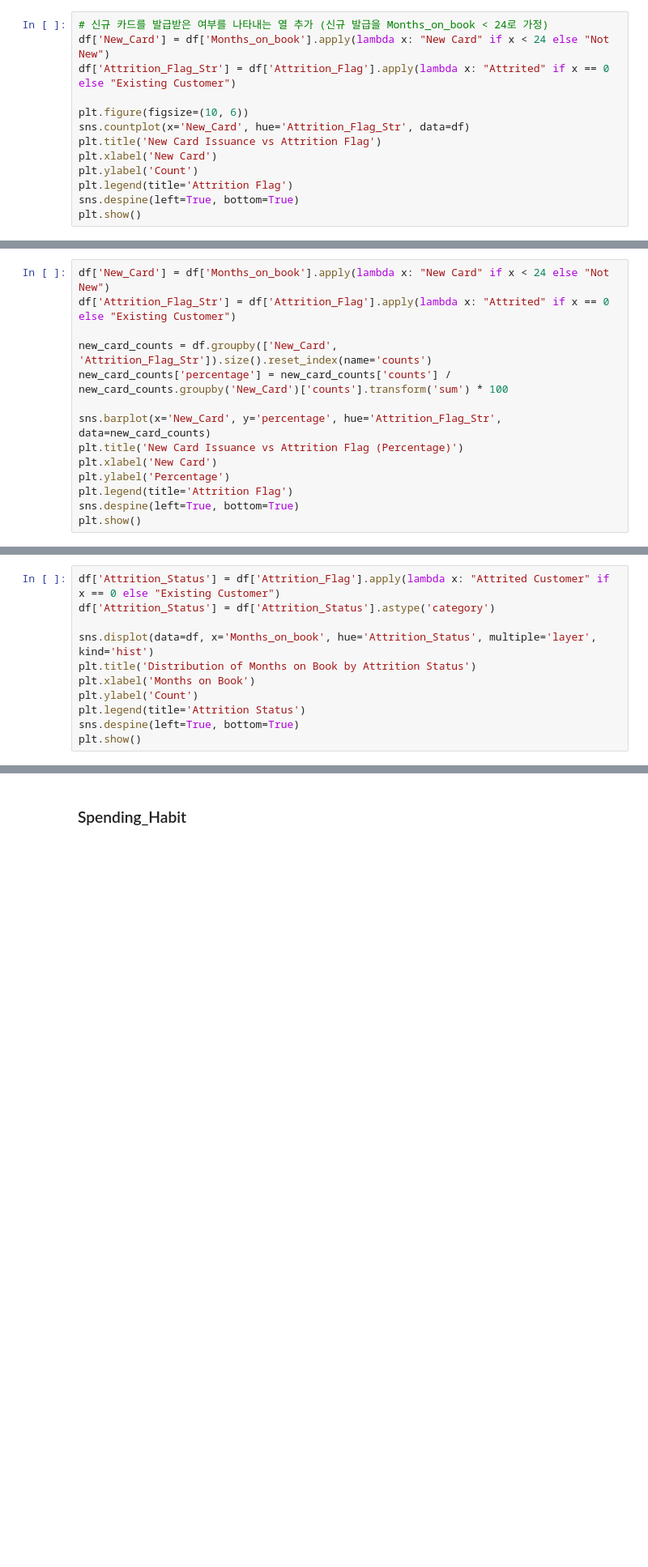
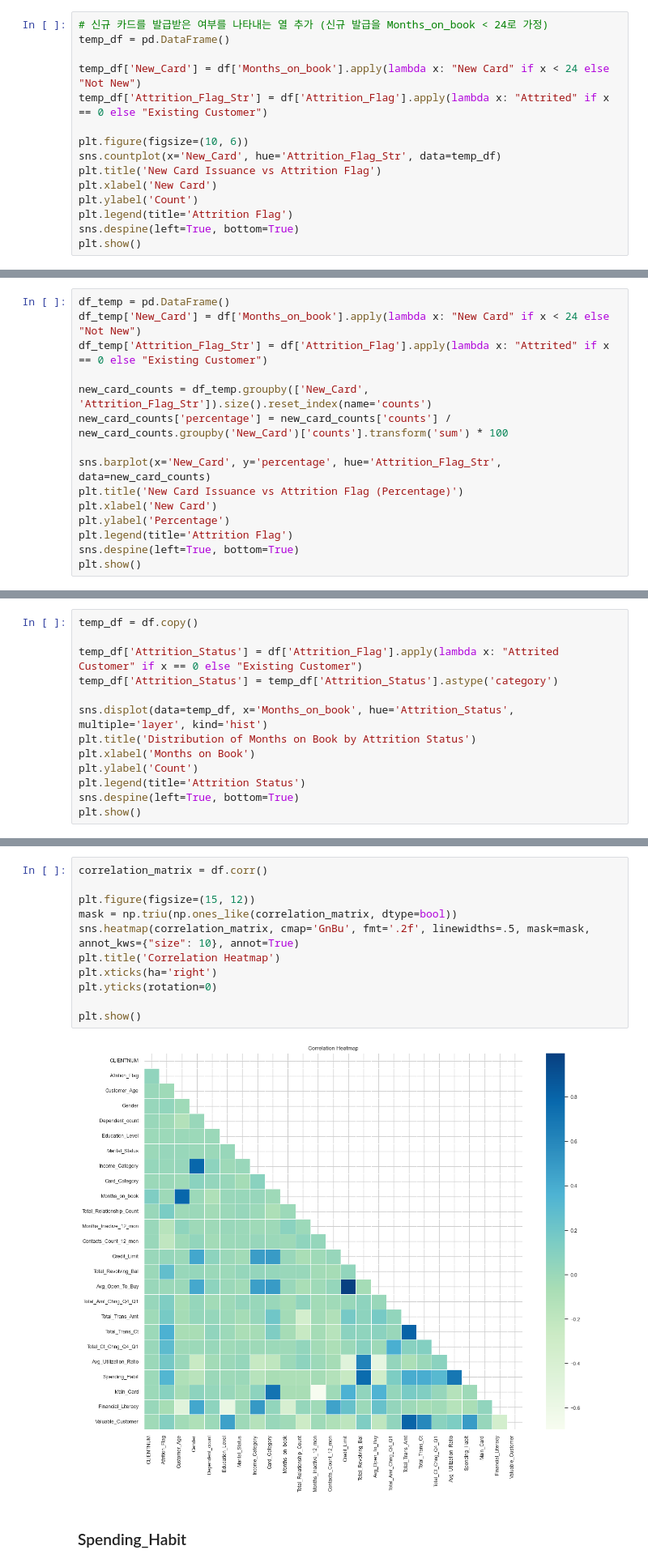
Before and after one commit to myhappydays/Programmers-Data-Analysis-2nd, a Jupyter notebook: Seokjun/Hypothesis_Test.ipynb, the cells around one changed output, grey strips where cells are left out. Shown at 81% size. Saved outputs shown, nothing was run; the diff lists cells and outputs as text; blank space fills up the shorter version.

```diff
--- a/Seokjun/Hypothesis_Test.ipynb
+++ b/Seokjun/Hypothesis_Test.ipynb
@@ -70,11 +69,13 @@ plt.show()
 따라서 카드를 신규가입한 경우 이탈하지 않을 것이라는 가설을 세울 수 있다.
 # %%
 # 신규 카드를 발급받은 여부를 나타내는 열 추가 (신규 발급을 Months_on_book < 24로 가정)
-df['New_Card'] = df['Months_on_book'].apply(lambda x: "New Card" if x < 24 else "Not New")
-df['Attrition_Flag_Str'] = df['Attrition_Flag'].apply(lambda x: "Attrited" if x == 0 else "Existing Customer")
+temp_df = pd.DataFrame()
+
+temp_df['New_Card'] = df['Months_on_book'].apply(lambda x: "New Card" if x < 24 else "Not New")
+temp_df['Attrition_Flag_Str'] = df['Attrition_Flag'].apply(lambda x: "Attrited" if x == 0 else "Existing Customer")
 
 plt.figure(figsize=(10, 6))
-sns.countplot(x='New_Card', hue='Attrition_Flag_Str', data=df)
+sns.countplot(x='New_Card', hue='Attrition_Flag_Str', data=temp_df)
 plt.title('New Card Issuance vs Attrition Flag')
 plt.xlabel('New Card')
 plt.ylabel('Count')
@@ -86,10 +87,11 @@ plt.show()
 # %% [markdown]
 > 뚜렷한 차이가 보이지 않음. 더욱 자세히 보기 위해 비율 기반의 시각화가 필요해보임.
 # %%
-df['New_Card'] = df['Months_on_book'].apply(lambda x: "New Card" if x < 24 else "Not New")
-df['Attrition_Flag_Str'] = df['Attrition_Flag'].apply(lambda x: "Attrited" if x == 0 else "Existing Customer")
+df_temp = pd.DataFrame()
+df_temp['New_Card'] = df['Months_on_book'].apply(lambda x: "New Card" if x < 24 else "Not New")
+df_temp['Attrition_Flag_Str'] = df['Attrition_Flag'].apply(lambda x: "Attrited" if x == 0 else "Existing Customer")
 
-new_card_counts = df.groupby(['New_Card', 'Attrition_Flag_Str']).size().reset_index(name='counts')
+new_card_counts = df_temp.groupby(['New_Card', 'Attrition_Flag_Str']).size().reset_index(name='counts')
 new_card_counts['percentage'] = new_card_counts['counts'] / new_card_counts.groupby('New_Card')['counts'].transform('sum') * 100
 
 sns.barplot(x='New_Card', y='percentage', hue='Attrition_Flag_Str', data=new_card_counts)
@@ -104,10 +106,12 @@ plt.show()
 # %% [markdown]
 > 신규 가입 고객의 이탈률이 조금 더 낮게 관측됨.
 # %%
-df['Attrition_Status'] = df['Attrition_Flag'].apply(lambda x: "Attrited Customer" if x == 0 else "Existing Customer")
-df['Attrition_Status'] = df['Attrition_Status'].astype('category')
+temp_df = df.copy()
 
-sns.displot(data=df, x='Months_on_book', hue='Attrition_Status', multiple='layer', kind='hist')
+temp_df['Attrition_Status'] = df['Attrition_Flag'].apply(lambda x: "Attrited Customer" if x == 0 else "Existing Customer")
+temp_df['Attrition_Status'] = temp_df['Attrition_Status'].astype('category')
+
+sns.displot(data=temp_df, x='Months_on_book', hue='Attrition_Status', multiple='layer', kind='hist')
 plt.title('Distribution of Months on Book by Attrition Status')
 plt.xlabel('Months on Book')
 plt.ylabel('Count')
@@ -693,2 +690,15 @@ ValueError: could not convert string to float: 'Not New'
+# %%
+correlation_matrix = df.corr()
+
+plt.figure(figsize=(15, 12))
+mask = np.triu(np.ones_like(correlation_matrix, dtype=bool))
+sns.heatmap(correlation_matrix, cmap='GnBu', fmt='.2f', linewidths=.5, mask=mask, annot_kws={"size": 10}, annot=True)
+plt.title('Correlation Heatmap')
+plt.xticks(ha='right')
+plt.yticks(rotation=0)
+
+plt.show()
+# %% [output]
+[figure, added]
 # %% [markdown]
 ### Spending_Habit
```
Also changed, not shown: parts of 9 cells of this notebook.
